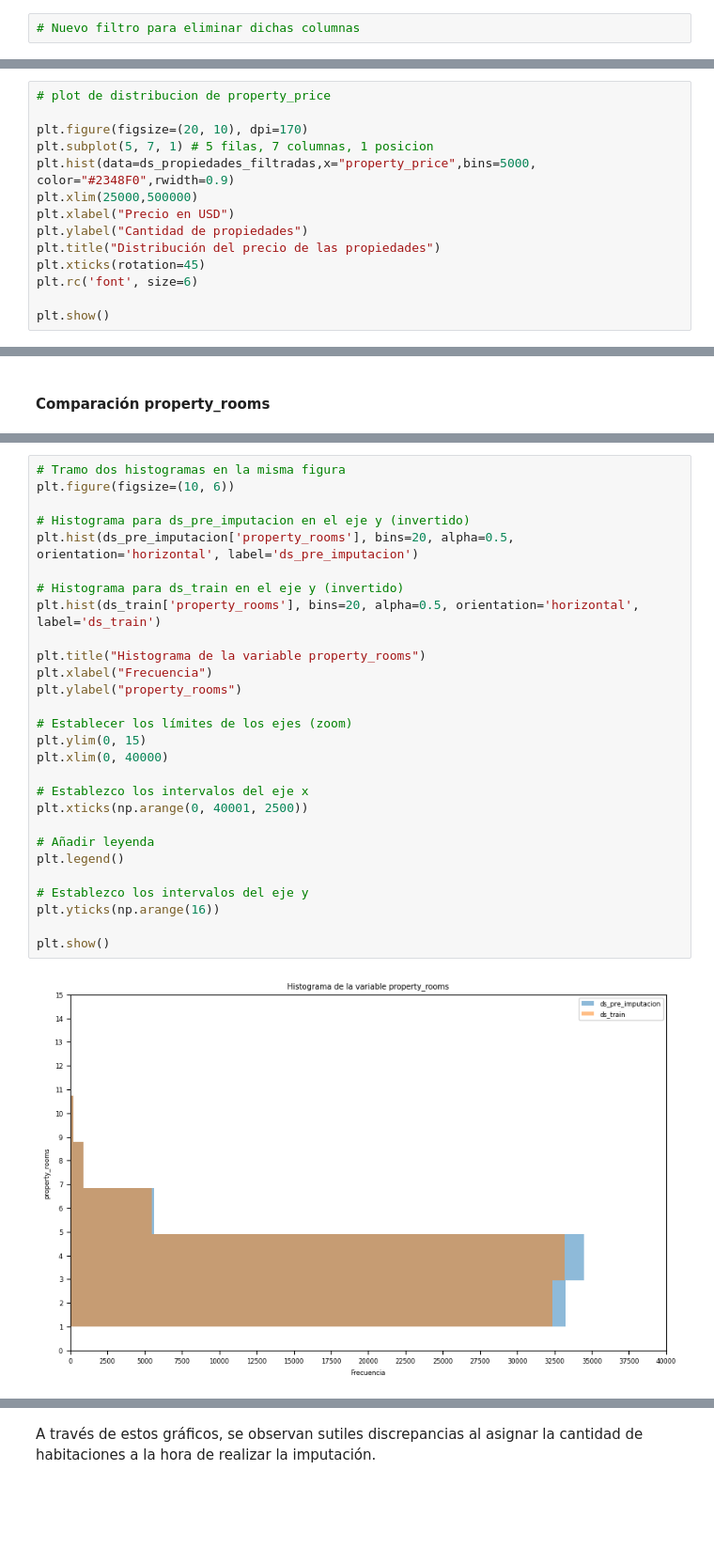
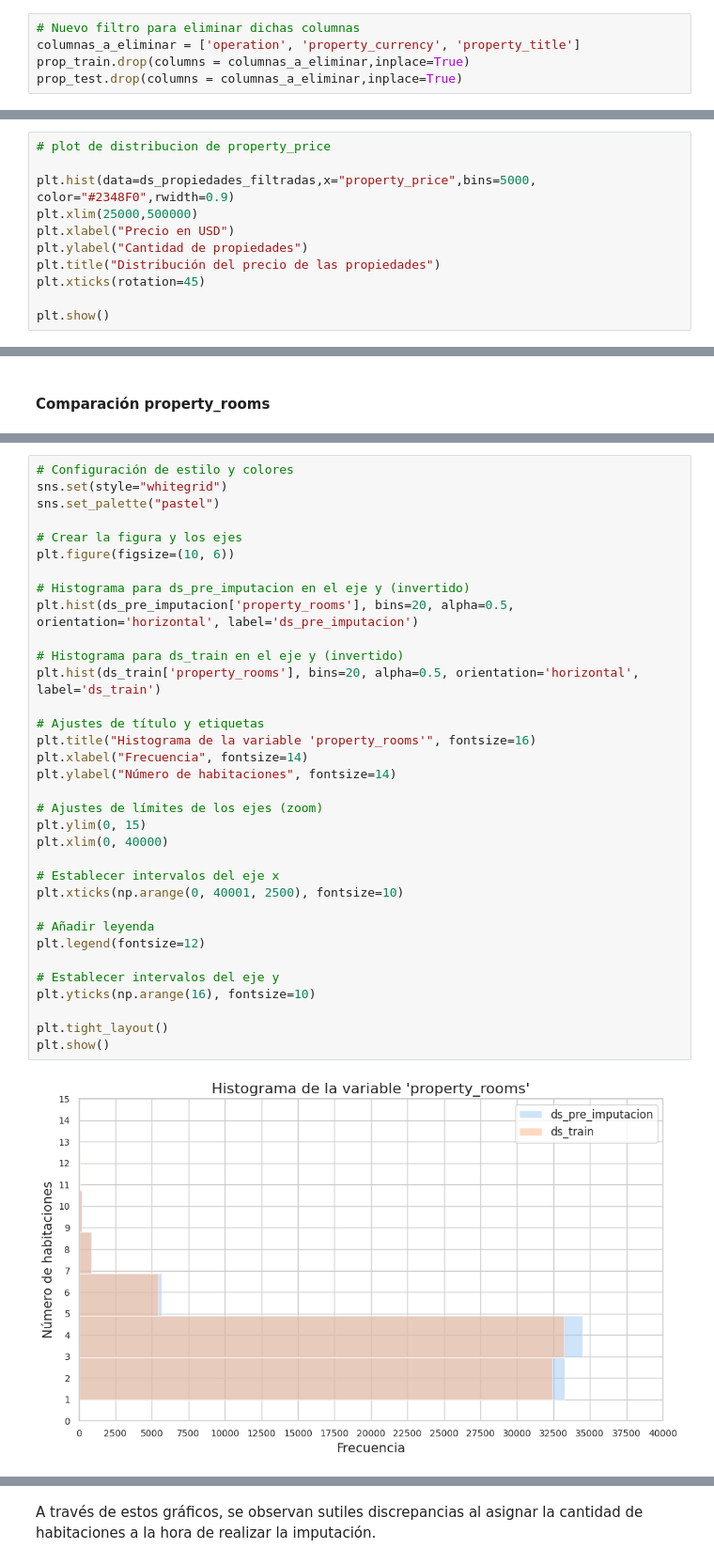
Before and after one commit to kikiymini/7506R-1C2024-GRUPO02, a Jupyter notebook: 7506R_1C2024_GRUPO02_N1.ipynb, the cells around one changed output, grey strips where cells are left out. Shown at 94% size. Saved outputs shown, nothing was run; the diff lists cells and outputs as text; blank space fills up the shorter version.

```diff
--- a/7506R_1C2024_GRUPO02_N1.ipynb
+++ b/7506R_1C2024_GRUPO02_N1.ipynb
@@ -266,6 +254,9 @@ En base a lo anterior dicho se toma la decision de dejar de contar con los atrib
 * property title
 # %%
 # Nuevo filtro para eliminar dichas columnas
+columnas_a_eliminar = ['operation', 'property_currency', 'property_title']
+prop_train.drop(columns = columnas_a_eliminar,inplace=True)
+prop_test.drop(columns = columnas_a_eliminar,inplace=True)
 # %% [markdown]
 ### Analisis grafico de distribucion de variables mas relevantes
 
@@ -273,15 +264,12 @@ En base a lo anterior dicho se toma la decision de dejar de contar con los atrib
 # %%
 # plot de distribucion de property_price
 
-plt.figure(figsize=(20, 10), dpi=170)
-plt.subplot(5, 7, 1) # 5 filas, 7 columnas, 1 posicion
 plt.hist(data=ds_propiedades_filtradas,x="property_price",bins=5000, color="#2348F0",rwidth=0.9)
 plt.xlim(25000,500000)
 plt.xlabel("Precio en USD")
 plt.ylabel("Cantidad de propiedades")
 plt.title("Distribución del precio de las propiedades")
 plt.xticks(rotation=45)
-plt.rc('font', size=6)
 
 plt.show()
 # %% [output]
@@ -1169,33 +1300,39 @@ generar_distribucion_zoom("property_rooms")
 # %%
-# Tramo dos histogramas en la misma figura
+# Configuración de estilo y colores
+sns.set(style="whitegrid")
+sns.set_palette("pastel")
+
+# Crear la figura y los ejes
 plt.figure(figsize=(10, 6))
 
 # Histograma para ds_pre_imputacion en el eje y (invertido)
 plt.hist(ds_pre_imputacion['property_rooms'], bins=20, alpha=0.5, orientation='horizontal', label='ds_pre_imputacion')
 
 # Histograma para ds_train en el eje y (invertido)
 plt.hist(ds_train['property_rooms'], bins=20, alpha=0.5, orientation='horizontal', label='ds_train')
 
-plt.title("Histograma de la variable property_rooms")
-plt.xlabel("Frecuencia")
-plt.ylabel("property_rooms")
+# Ajustes de título y etiquetas
+plt.title("Histograma de la variable 'property_rooms'", fontsize=16)
+plt.xlabel("Frecuencia", fontsize=14)
+plt.ylabel("Número de habitaciones", fontsize=14)
 
-# Establecer los límites de los ejes (zoom)
+# Ajustes de límites de los ejes (zoom)
 plt.ylim(0, 15)
 plt.xlim(0, 40000)
 
-# Establezco los intervalos del eje x
-plt.xticks(np.arange(0, 40001, 2500))
+# Establecer intervalos del eje x
+plt.xticks(np.arange(0, 40001, 2500), fontsize=10)
 
 # Añadir leyenda
-plt.legend()
+plt.legend(fontsize=12)
 
-# Establezco los intervalos del eje y
-plt.yticks(np.arange(16))
+# Establecer intervalos del eje y
+plt.yticks(np.arange(16), fontsize=10)
 
+plt.tight_layout()
 plt.show()
 # %% [output]
-[figure, old version]
+[figure, new version]
 # %%
 fig, axes = plt.subplots(nrows=1, ncols=2)
 fig.set_size_inches(15,10)
```
Also changed, not shown: parts of 114 cells of this notebook.
